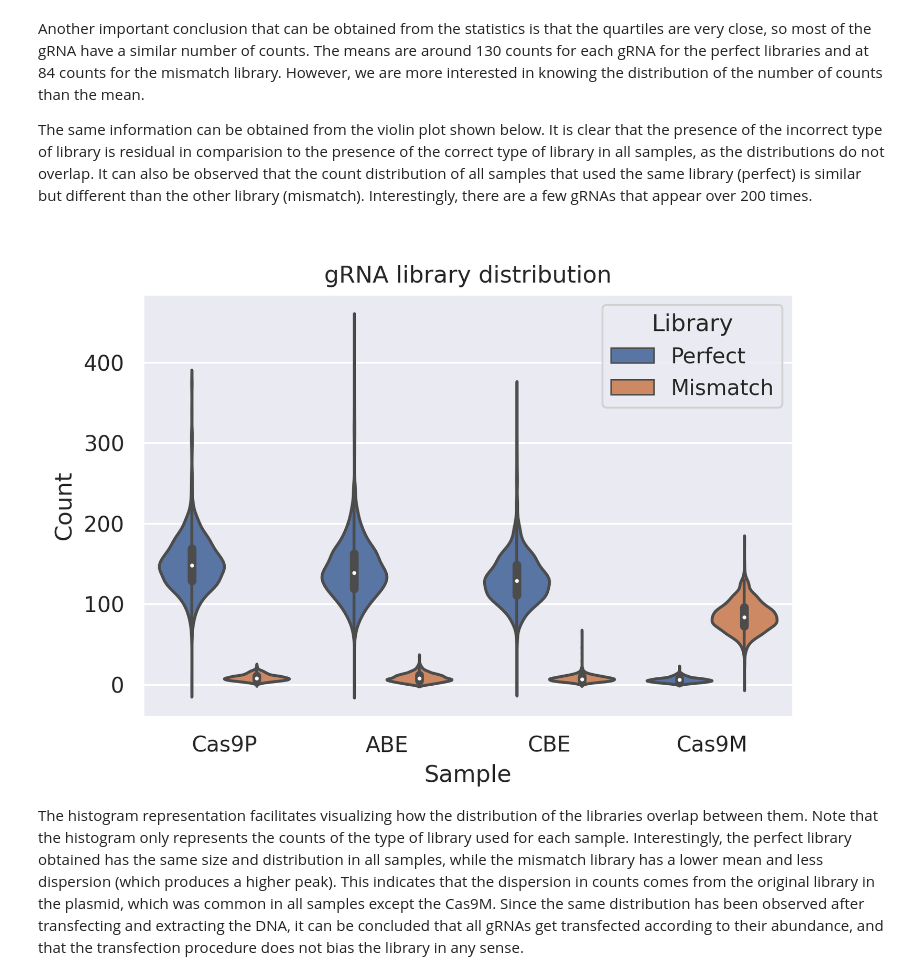
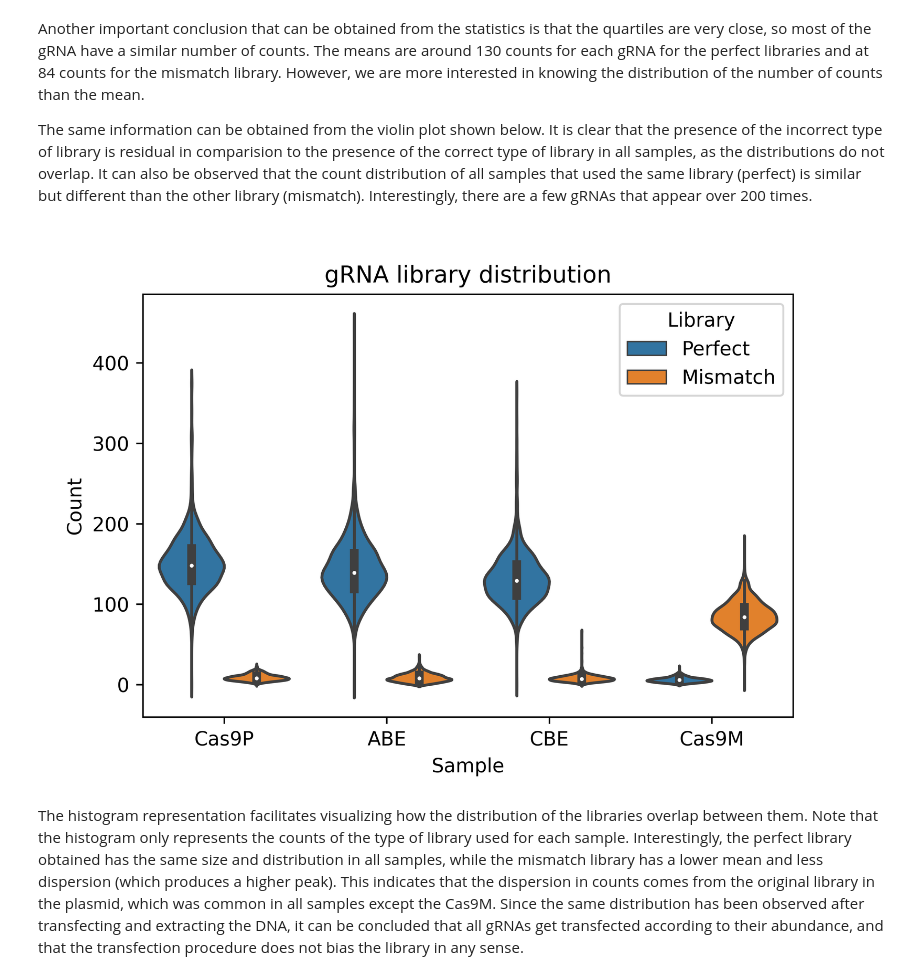
Before and after one commit to marcexpositg/CRISPRed, a Jupyter notebook: 01.DescriptiveAnalysis/1.2.gRNALibDistribution.ipynb, the cells around one changed output. Saved outputs shown, nothing was run; the diff lists cells and outputs as text; code cells hidden in the pictures.

```diff
--- a/01.DescriptiveAnalysis/1.2.gRNALibDistribution.ipynb
+++ b/01.DescriptiveAnalysis/1.2.gRNALibDistribution.ipynb
@@ -326,9 +384,9 @@ Another important conclusion that can be obtained from the statistics is that th
 The same information can be obtained from the violin plot shown below. It is clear that the presence of the incorrect type of library is residual in comparision to the presence of the correct type of library in all samples, as the distributions do not overlap. It can also be observed that the count distribution of all samples that used the same library (perfect) is similar but different than the other library (mismatch). Interestingly, there are a few gRNAs that appear over 200 times.
 # %%
 from IPython.display import Image
-Image('gRNALib_analysis/Violin_plot.png',height=500)
+Image('Violin_plot.png',height=500)
 # %% [output]
-[figure, old version]
+[figure, new version]
 # %% [markdown]
 The histogram representation facilitates visualizing how the distribution of the libraries overlap between them. Note that the histogram only represents the counts of the type of library used for each sample. Interestingly, the perfect library obtained has the same size and distribution in all samples, while the mismatch library has a lower mean and less dispersion (which produces a higher peak). This indicates that the dispersion in counts comes from the original library in the plasmid, which was common in all samples except the Cas9M. Since the same distribution has been observed after transfecting and extracting the DNA, it can be concluded that all gRNAs get transfected according to their abundance, and that the transfection procedure does not bias the library in any sense.
 # %%
```
Also changed, not shown: parts of 15 cells of this notebook.
